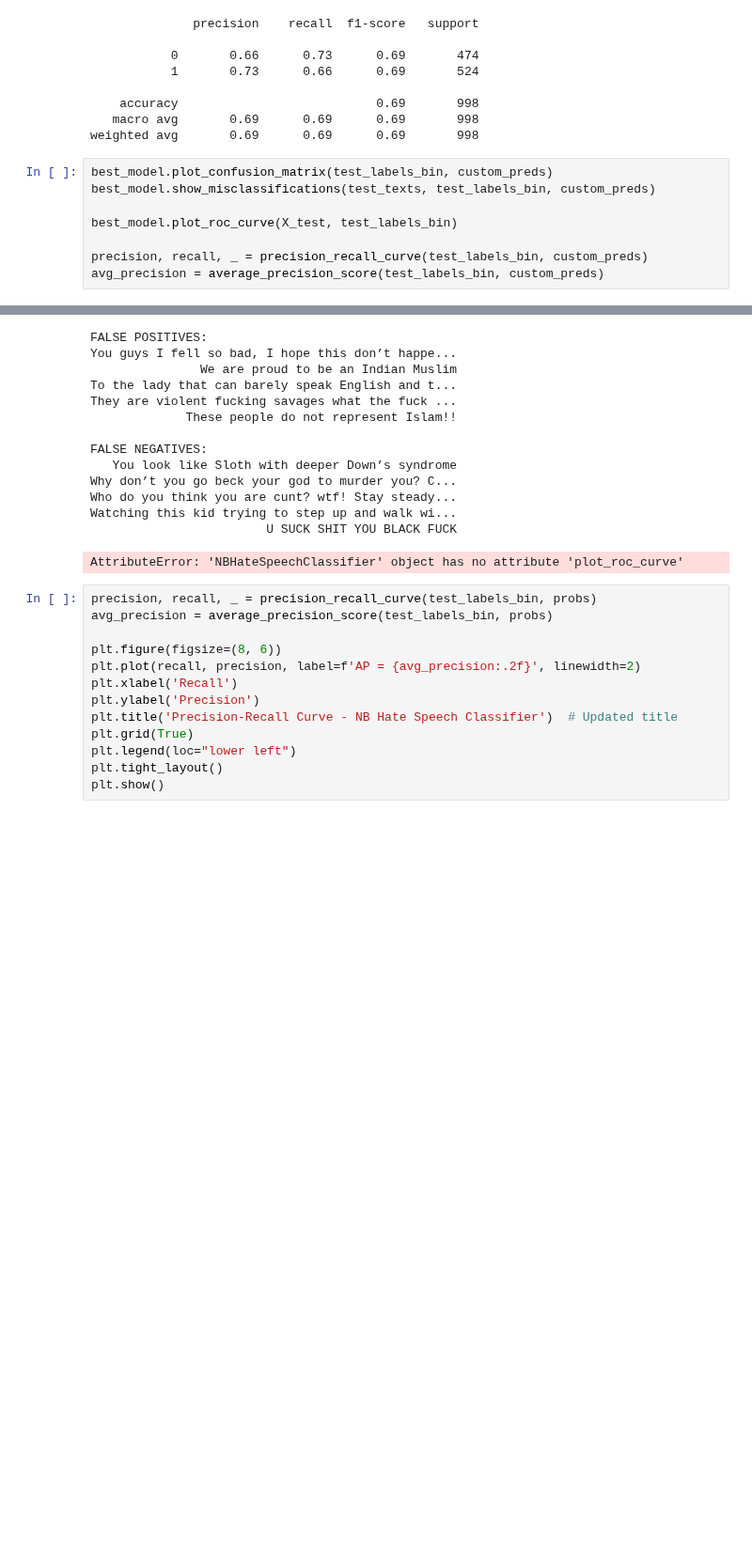
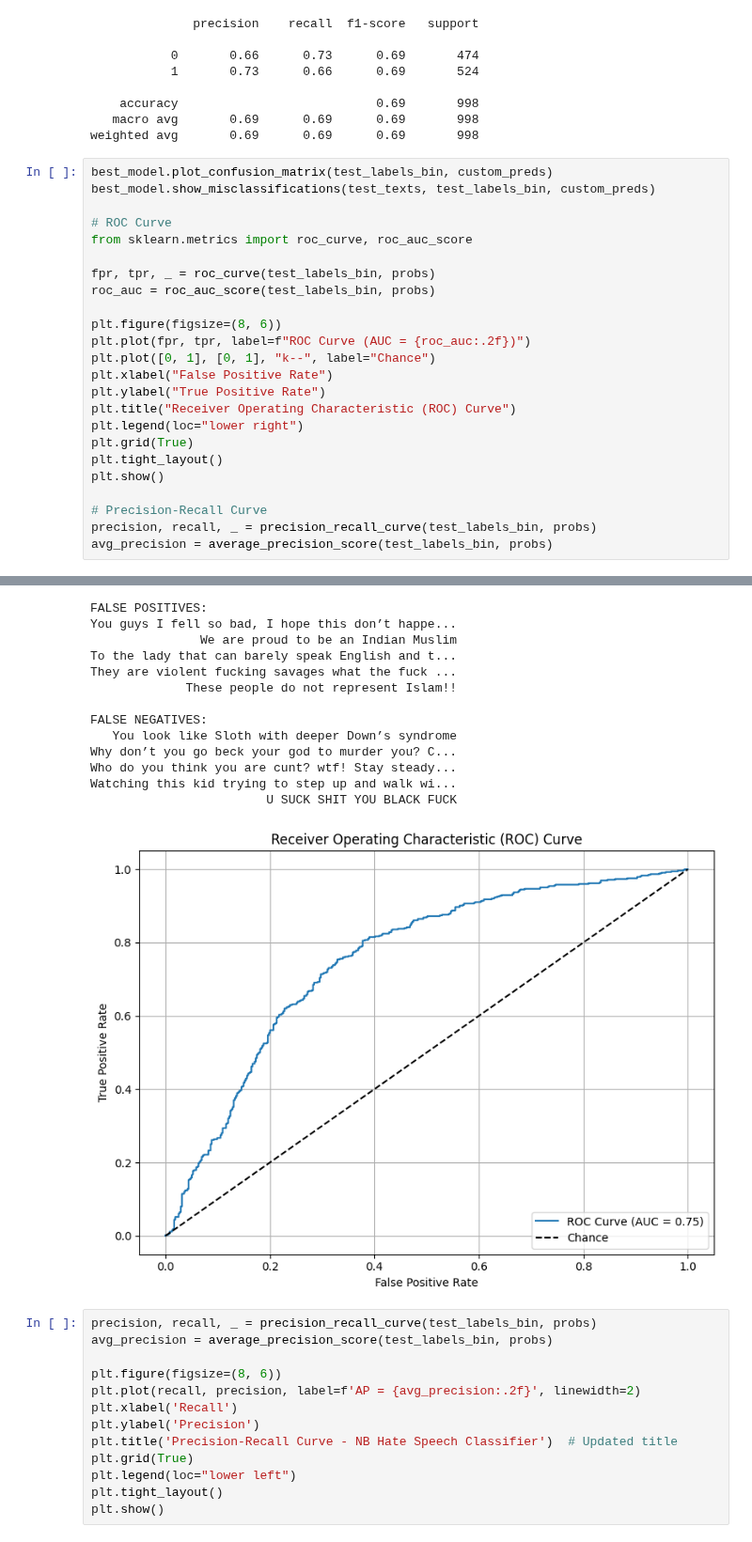
Before and after one commit to Vighnesh-Avadhanam/Hate-Speech-Classification, a Jupyter notebook: code/gaussiannaivebayes.ipynb, the cells around one changed output, grey strips where cells are left out. Shown at 94% size. Cells and saved outputs as stored; diff of their text form; blank space fills up the shorter version.

```diff
--- a/code/gaussiannaivebayes.ipynb
+++ b/code/gaussiannaivebayes.ipynb
@@ -141,27 +141,43 @@ weighted avg       0.69      0.69      0.69       998
 # %%
 best_model.plot_confusion_matrix(test_labels_bin, custom_preds)
 best_model.show_misclassifications(test_texts, test_labels_bin, custom_preds)
 
-best_model.plot_roc_curve(X_test, test_labels_bin)
+# ROC Curve
+from sklearn.metrics import roc_curve, roc_auc_score
 
-precision, recall, _ = precision_recall_curve(test_labels_bin, custom_preds)
-avg_precision = average_precision_score(test_labels_bin, custom_preds)
+fpr, tpr, _ = roc_curve(test_labels_bin, probs)
+roc_auc = roc_auc_score(test_labels_bin, probs)
+
+plt.figure(figsize=(8, 6))
+plt.plot(fpr, tpr, label=f"ROC Curve (AUC = {roc_auc:.2f})")
+plt.plot([0, 1], [0, 1], "k--", label="Chance")
+plt.xlabel("False Positive Rate")
+plt.ylabel("True Positive Rate")
+plt.title("Receiver Operating Characteristic (ROC) Curve")
+plt.legend(loc="lower right")
+plt.grid(True)
+plt.tight_layout()
+plt.show()
+
+# Precision-Recall Curve
+precision, recall, _ = precision_recall_curve(test_labels_bin, probs)
+avg_precision = average_precision_score(test_labels_bin, probs)
 # %% [output]
 [figure]
 FALSE POSITIVES:
 You guys I fell so bad, I hope this don’t happe...
                We are proud to be an Indian Muslim
 To the lady that can barely speak English and t...
 They are violent fucking savages what the fuck ...
              These people do not represent Islam!!
 
 FALSE NEGATIVES:
    You look like Sloth with deeper Down’s syndrome
 Why don’t you go beck your god to murder you? C...
 Who do you think you are cunt? wtf! Stay steady...
 Watching this kid trying to step up and walk wi...
                         U SUCK SHIT YOU BLACK FUCK
-AttributeError: 'NBHateSpeechClassifier' object has no attribute 'plot_roc_curve'
+[figure, added]
 # %%
 precision, recall, _ = precision_recall_curve(test_labels_bin, probs)
 avg_precision = average_precision_score(test_labels_bin, probs)
```
